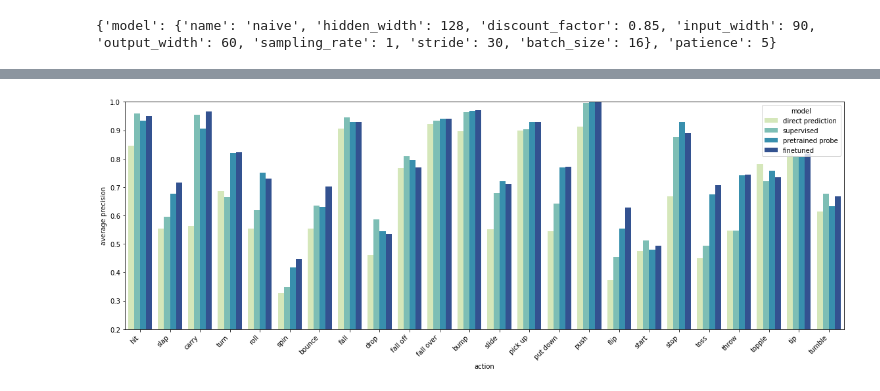
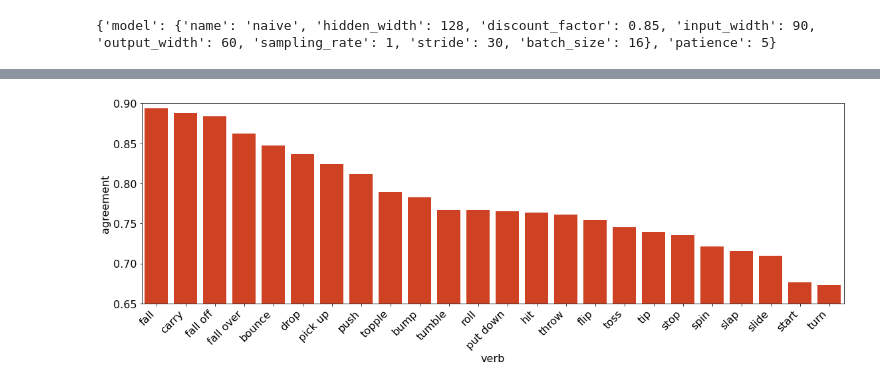
Before and after one commit to PeanutButterC/simulated, a Jupyter notebook: notebook/results.ipynb, the cells around one changed output, grey strips where cells are left out. Cells and saved outputs as stored; diff of their text form; code cells hidden in the pictures.

```diff
--- a/notebook/results.ipynb
+++ b/notebook/results.ipynb
@@ -105,0 +137,12 @@ df
+# %%
+responses = pd.read_csv(f'{SIMULATED_PATH}/crowdsourcing/production_1/responses.csv', index_col='index')
+agreement = responses.groupby('action')['agreement'].mean().sort_values(ascending=False).reset_index()
+agreement['model'] = 'annotation agreement'
+action_idx = {x: i for i, x in enumerate(agreement['action'].values)}
+agreement = agreement.rename(columns={'agreement': 'average precision'})
+merged = pd.concat([df, agreement])
+model_indices = {x: i for i, x in enumerate(['random stratified', 'perceptron', 'fully supervised', 'pretrained + probe', 'pretrained + finetuning', 'annotation agreement'])}
+merged['model_idx'] = merged.apply(lambda row: model_indices[row['model']], axis=1)
+merged['action_idx'] = merged.apply(lambda row: action_idx[row['action']], axis=1)
+merged = merged.sort_values(by=['action_idx', 'model_idx']).drop(['action_idx', 'model_idx'], axis=1)
+merged
@@ -106,9 +163,13 @@ df
 # %%
+agreement = agreement.rename(columns={'average precision': 'agreement', 'action': 'verb'})
+
+plt.rcParams['font.size'] = '16'
 plt.figure(figsize=(16, 6))
 plt.xticks(rotation=45, ha='right')
-ax = sns.barplot(data=df, x='action', y='average precision', hue='model', palette='YlGnBu')
-ax.set_ylim([.2, 1])
+ax = sns.barplot(data=agreement, x='verb', y='agreement', color='#eb2f06')
+ax.set_ylim([.65, .9])
+
 plt.tight_layout()
-plt.savefig(f'{SIMULATED_PATH}/docs/results.png')
+plt.savefig(f'{SIMULATED_PATH}/docs/agreement.png', dpi=300)
 # %% [output]
-[figure, old version]
+[figure, new version]
```
Also changed, not shown: parts of 9 cells of this notebook, 7 other files.
